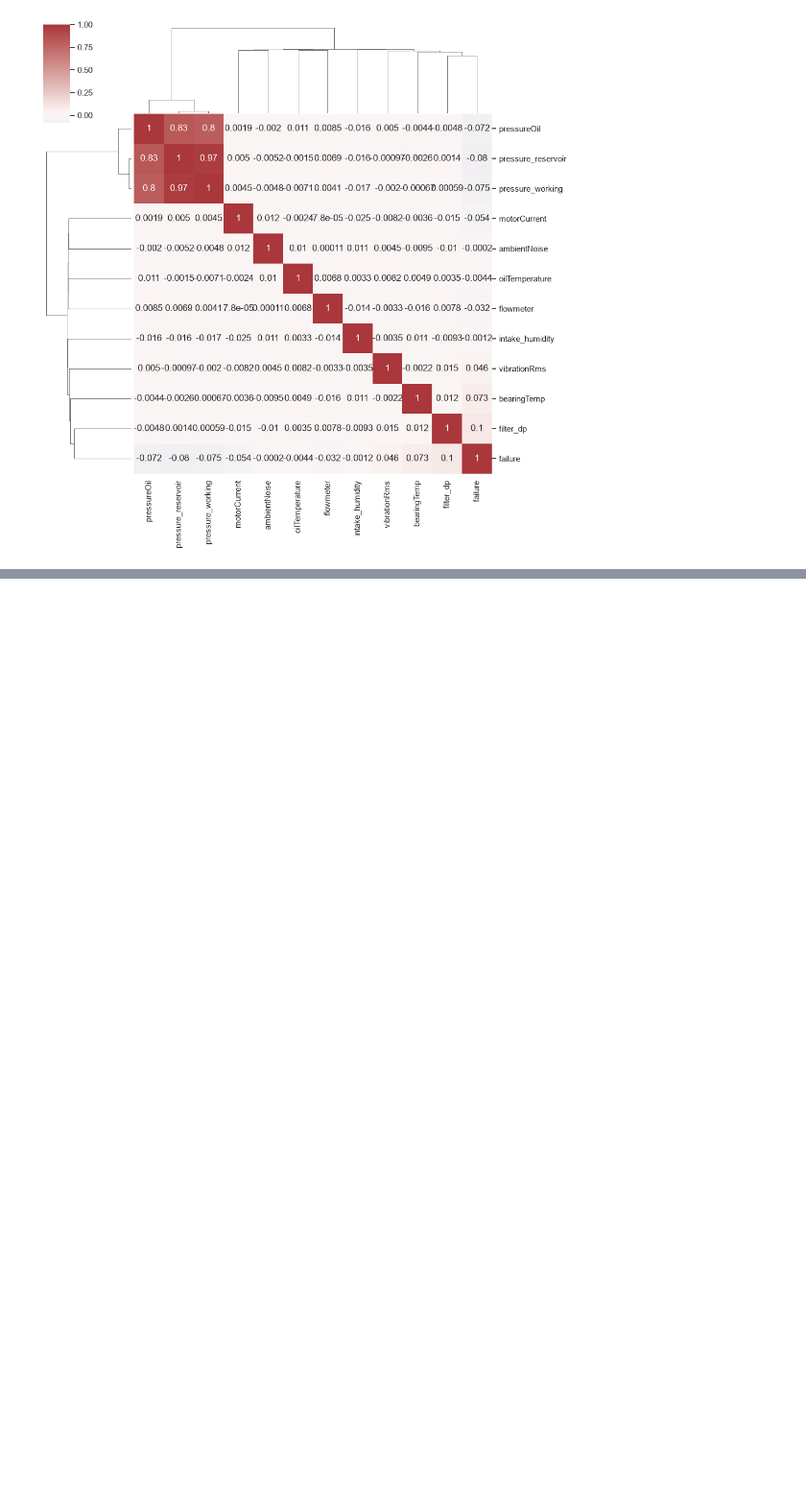
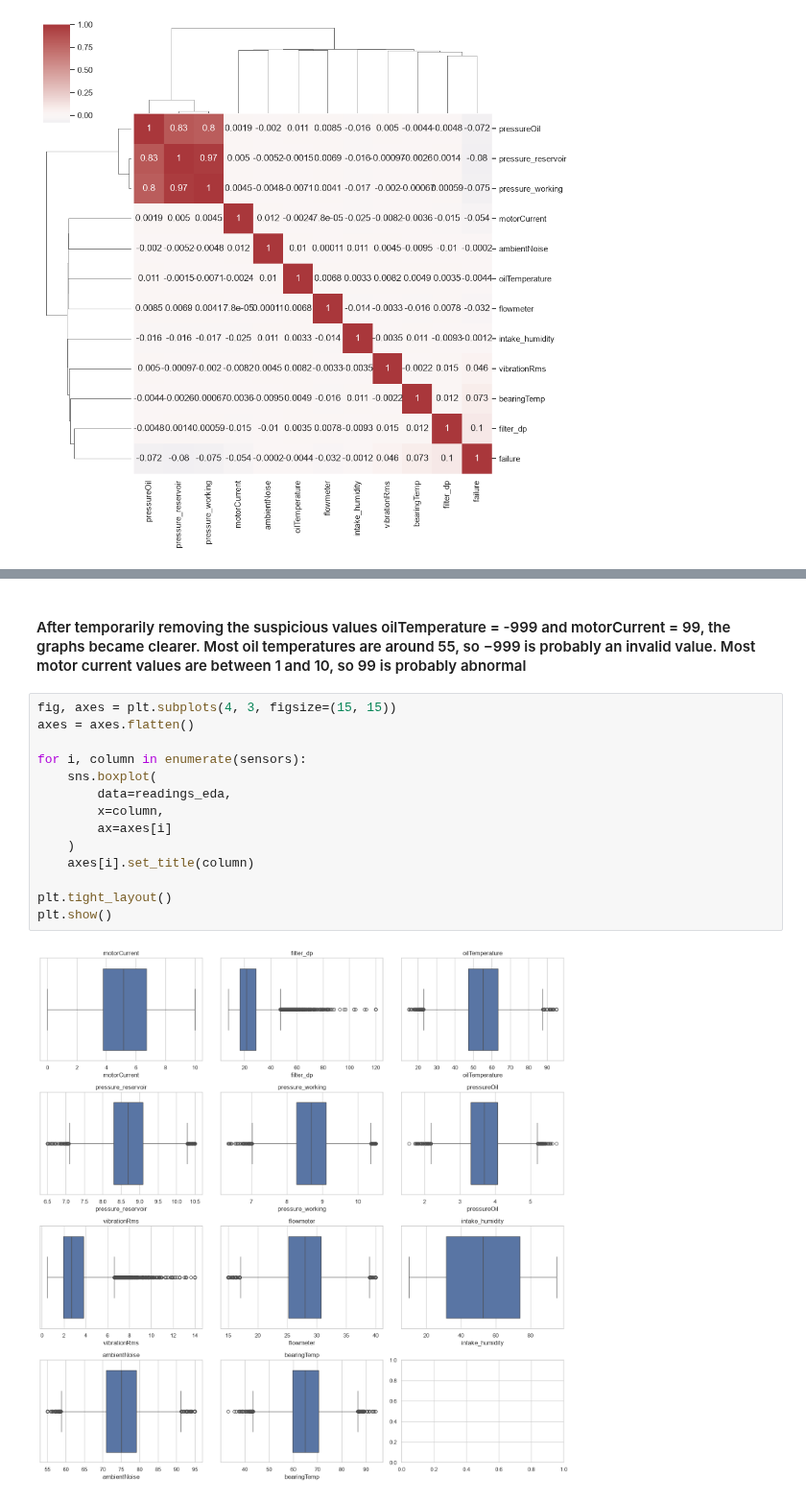
Before and after one commit to NovAndrii/IAU_project, a Jupyter notebook: prjct.ipynb, the cells around one changed output, grey strips where cells are left out. Shown at 96% size. Saved outputs shown, nothing was run; the diff lists cells and outputs as text; blank space fills up the shorter version.

```diff
--- a/prjct.ipynb
+++ b/prjct.ipynb
@@ -701,0 +953,18 @@ sns.clustermap(corr, cmap="vlag", center = 0, annot = len(corr) < 15)
+# %% [markdown]
+#### After temporarily removing the suspicious values oilTemperature = -999 and motorCurrent = 99, the graphs became clearer. Most oil temperatures are around 55, so −999 is probably an invalid value. Most motor current values are between 1 and 10, so 99 is probably abnormal
+# %%
+fig, axes = plt.subplots(4, 3, figsize=(15, 15))
+axes = axes.flatten()
+
+for i, column in enumerate(sensors):
+    sns.boxplot(
+        data=readings_eda,
+        x=column,
+        ax=axes[i]
+    )
+    axes[i].set_title(column)
+
+plt.tight_layout()
+plt.show()
+# %% [output]
+[figure, added]
```
Also changed, not shown: parts of 32 cells of this notebook.
